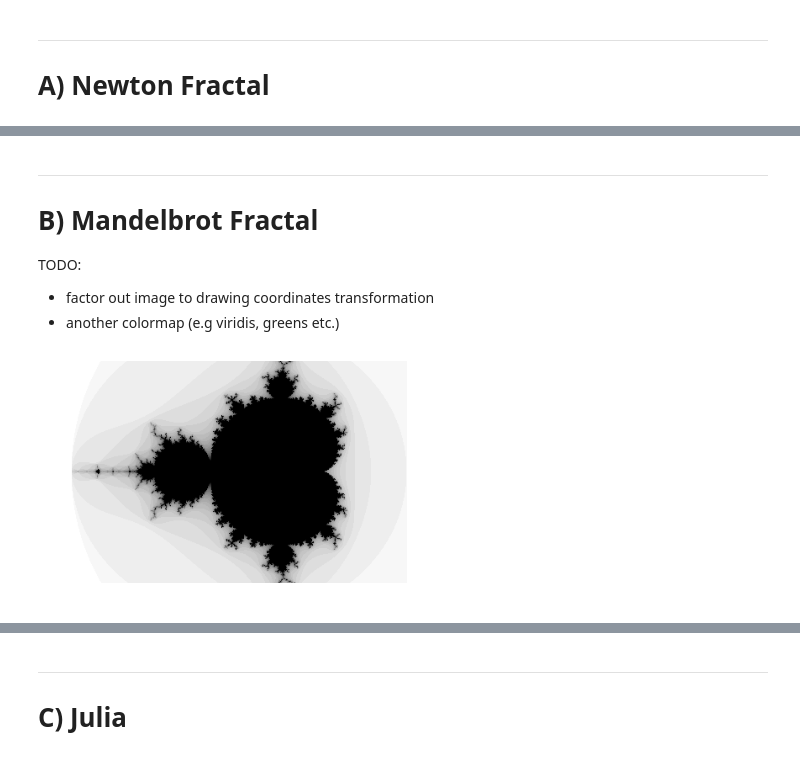
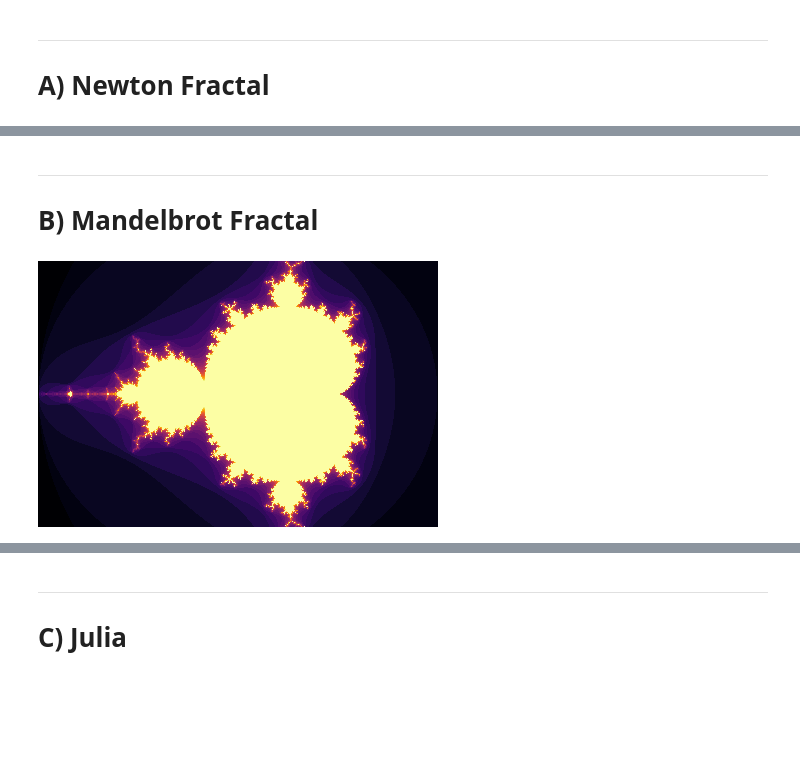
Before and after one commit to effa/iv122, a Jupyter notebook: 07-fractals-complex-numbers.ipynb, the cells around one changed output, grey strips where cells are left out. Drawn from its saved outputs; the diff is of its cells as text; code cells hidden in the pictures; blank space fills up the shorter version.

```diff
--- a/07-fractals-complex-numbers.ipynb
+++ b/07-fractals-complex-numbers.ipynb
@@ -68,39 +66,47 @@ show_image(im, flipy=True)
-# %% [markdown]
------
-
-# B) Mandelbrot Fractal
-
-TODO:
-- factor out image to drawing coordinates transformation
-- another colormap (e.g viridis, greens etc.)
+# %% [markdown]
+-----
+
+# B) Mandelbrot Fractal
 # %%
 def mandelbrot_fractal(xmin=-2, xmax=1, ymin=-1, ymax=1,
-                       n_steps=30, width=400):
+                       n_steps=30, width=400, n_colors=100):
+    """Return an image with a zoomed view of colored Mandelbrot set.
+    """
     height = int(width * (ymax-ymin)/(xmax-xmin))
     im = Image.new('RGB', (width, height), color='white')
+    colors = to_int_rgb(plt.get_cmap('inferno', n_colors).colors)
+    # Alternative palettes:
+    #colors = to_int_rgb(sns.cubehelix_palette(n_colors))
+    #colors = to_int_rgb(plt.get_cmap('viridis', n_colors).colors)
     for ix in range(width):
         for iy in range(height):
             x = xmin + (xmax - xmin) * ix / (width-1)
-            y = ymin + (ymax - ymin) * iy / (height-1)
+            y = ymin + (ymax - ymin) * (height-iy-1) / (height-1)
             c = complex(x, y)
             z, steps = mandelbrot_steps(c, n_steps=n_steps)
-            intensity = 255 - int(255 * steps/n_steps)
-            color = (intensity, intensity, intensity)
+            # Grayscale coloring:
+            #intensity = 255 - int(255 * steps/n_steps)
+            #color = (intensity, intensity, intensity)
+            # Using colormap:
+            color = colors[int((n_colors-1) * steps/n_steps)]
             im.putpixel((ix, iy), color)
     return im
 
 def mandelbrot_steps(c, z=complex(0, 0), threshold=2, n_steps=30):
     """Return number of mandelbrot series and number of steps
        needed to exceed the threshold (max n_steps).
     """
     for i_step in range(n_steps):
         z = z**2 + c
         if abs(z) >= threshold:
             return z, i_step
     return z, n_steps
 
-im = mandelbrot_fractal()
-show_image(im, flipy=True)
+def mandelbrot_zoom(x, y, eps):
+    return mandelbrot_fractal(
+        xmin=x-eps, xmax=x+eps, ymin=y-eps, ymax=y+eps)
+
+mandelbrot_fractal()
 # %% [output]
-[figure, old version]
+[figure, new version]
 # %%
```
Also changed, not shown: parts of 11 cells of this notebook, 3 other files.
